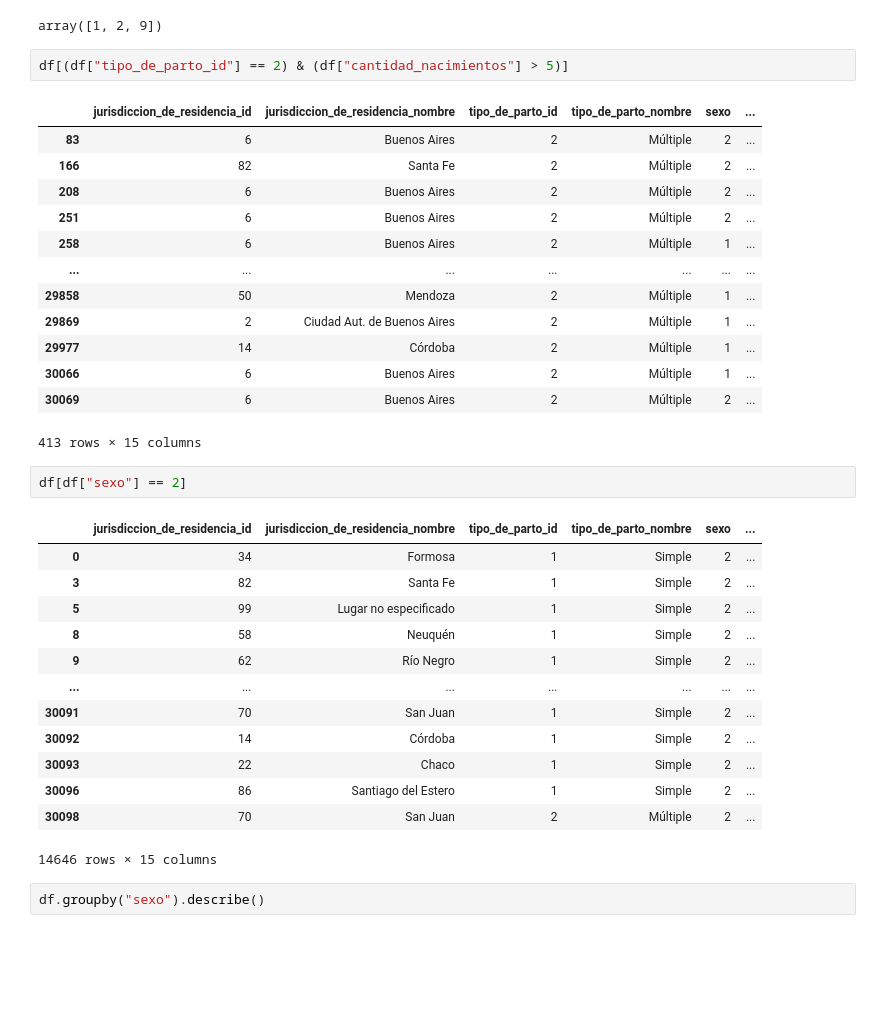
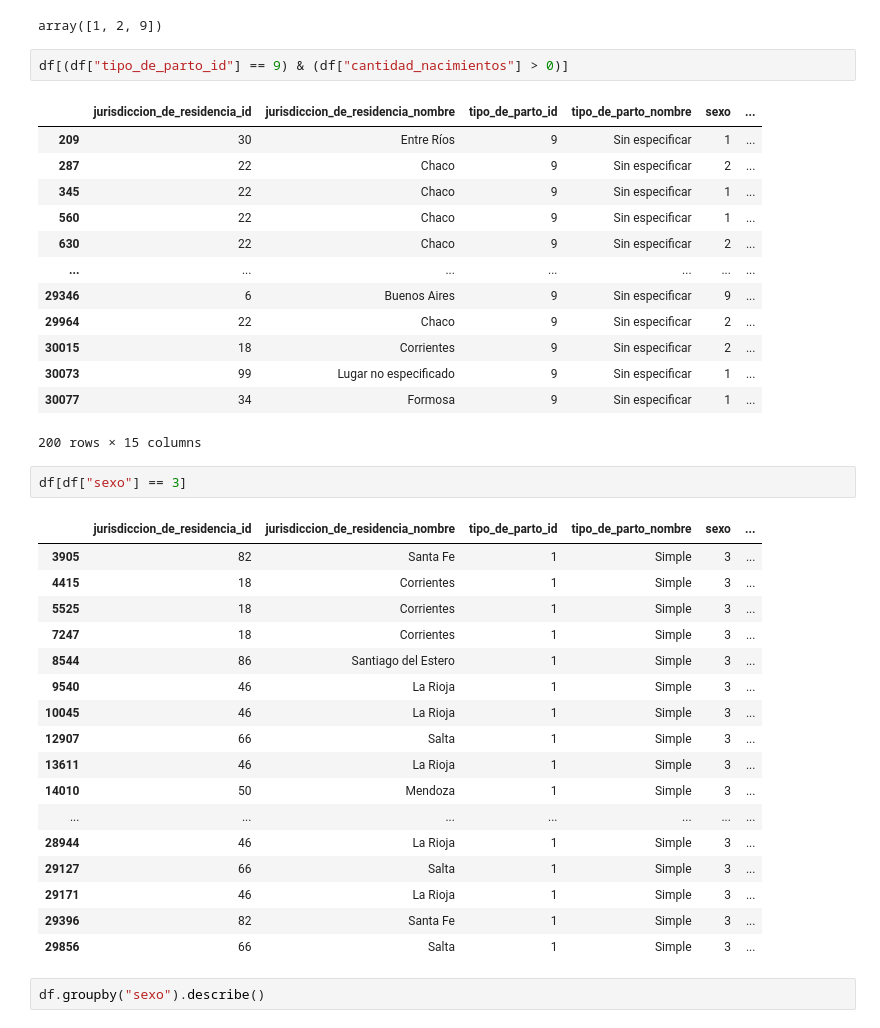
Before and after one commit to gagabriela2787/Grupo7ISPC, a Jupyter notebook: TPGrupo7Nacidos.ipynb, the cells around one changed output. Saved outputs shown, nothing was run; the diff lists cells and outputs as text; blank space fills up the shorter version.

```diff
--- a/TPGrupo7Nacidos.ipynb
+++ b/TPGrupo7Nacidos.ipynb
@@ -196,37 +201,41 @@ df['tipo_de_parto_id'].unique()
 # %% [output]
 array([1, 2, 9])
 # %%
-df[(df["tipo_de_parto_id"] == 2) & (df["cantidad_nacimientos"] > 5)]
+df[(df["tipo_de_parto_id"] == 9) & (df["cantidad_nacimientos"] > 0)]
 # %% [output]
 |  | jurisdiccion_de_residencia_id | jurisdiccion_de_residencia_nombre | tipo_de_parto_id | tipo_de_parto_nombre | sexo | ... |
-| 83 | 6 | Buenos Aires | 2 | Múltiple | 2 | ... |
-| 166 | 82 | Santa Fe | 2 | Múltiple | 2 | ... |
-| 208 | 6 | Buenos Aires | 2 | Múltiple | 2 | ... |
-| 251 | 6 | Buenos Aires | 2 | Múltiple | 2 | ... |
-| 258 | 6 | Buenos Aires | 2 | Múltiple | 1 | ... |
+| 209 | 30 | Entre Ríos | 9 | Sin especificar | 1 | ... |
+| 287 | 22 | Chaco | 9 | Sin especificar | 2 | ... |
+| 345 | 22 | Chaco | 9 | Sin especificar | 1 | ... |
+| 560 | 22 | Chaco | 9 | Sin especificar | 1 | ... |
+| 630 | 22 | Chaco | 9 | Sin especificar | 2 | ... |
 | ... | ... | ... | ... | ... | ... | ... |
-| 29858 | 50 | Mendoza | 2 | Múltiple | 1 | ... |
-| 29869 | 2 | Ciudad Aut. de Buenos Aires | 2 | Múltiple | 1 | ... |
-| 29977 | 14 | Córdoba | 2 | Múltiple | 1 | ... |
-| 30066 | 6 | Buenos Aires | 2 | Múltiple | 1 | ... |
-| 30069 | 6 | Buenos Aires | 2 | Múltiple | 2 | ... |
+| 29346 | 6 | Buenos Aires | 9 | Sin especificar | 9 | ... |
+| 29964 | 22 | Chaco | 9 | Sin especificar | 2 | ... |
+| 30015 | 18 | Corrientes | 9 | Sin especificar | 2 | ... |
+| 30073 | 99 | Lugar no especificado | 9 | Sin especificar | 1 | ... |
+| 30077 | 34 | Formosa | 9 | Sin especificar | 1 | ... |
-413 rows × 15 columns
+200 rows × 15 columns
 # %%
-df[df["sexo"] == 2]
+df[df["sexo"] == 3]
 # %% [output]
 |  | jurisdiccion_de_residencia_id | jurisdiccion_de_residencia_nombre | tipo_de_parto_id | tipo_de_parto_nombre | sexo | ... |
-| 0 | 34 | Formosa | 1 | Simple | 2 | ... |
-| 3 | 82 | Santa Fe | 1 | Simple | 2 | ... |
-| 5 | 99 | Lugar no especificado | 1 | Simple | 2 | ... |
-| 8 | 58 | Neuquén | 1 | Simple | 2 | ... |
-| 9 | 62 | Río Negro | 1 | Simple | 2 | ... |
+| 3905 | 82 | Santa Fe | 1 | Simple | 3 | ... |
+| 4415 | 18 | Corrientes | 1 | Simple | 3 | ... |
+| 5525 | 18 | Corrientes | 1 | Simple | 3 | ... |
+| 7247 | 18 | Corrientes | 1 | Simple | 3 | ... |
+| 8544 | 86 | Santiago del Estero | 1 | Simple | 3 | ... |
+| 9540 | 46 | La Rioja | 1 | Simple | 3 | ... |
+| 10045 | 46 | La Rioja | 1 | Simple | 3 | ... |
+| 12907 | 66 | Salta | 1 | Simple | 3 | ... |
+| 13611 | 46 | La Rioja | 1 | Simple | 3 | ... |
+| 14010 | 50 | Mendoza | 1 | Simple | 3 | ... |
 | ... | ... | ... | ... | ... | ... | ... |
-| 30091 | 70 | San Juan | 1 | Simple | 2 | ... |
-| 30092 | 14 | Córdoba | 1 | Simple | 2 | ... |
-| 30093 | 22 | Chaco | 1 | Simple | 2 | ... |
-| 30096 | 86 | Santiago del Estero | 1 | Simple | 2 | ... |
-| 30098 | 70 | San Juan | 2 | Múltiple | 2 | ... |
+| 28944 | 46 | La Rioja | 1 | Simple | 3 | ... |
+| 29127 | 66 | Salta | 1 | Simple | 3 | ... |
+| 29171 | 46 | La Rioja | 1 | Simple | 3 | ... |
+| 29396 | 82 | Santa Fe | 1 | Simple | 3 | ... |
+| 29856 | 66 | Salta | 1 | Simple | 3 | ... |
-14646 rows × 15 columns
 # %%
 df.groupby("sexo").describe()
 # %% [output]
```
Also changed, not shown: parts of 2 cells of this notebook.
